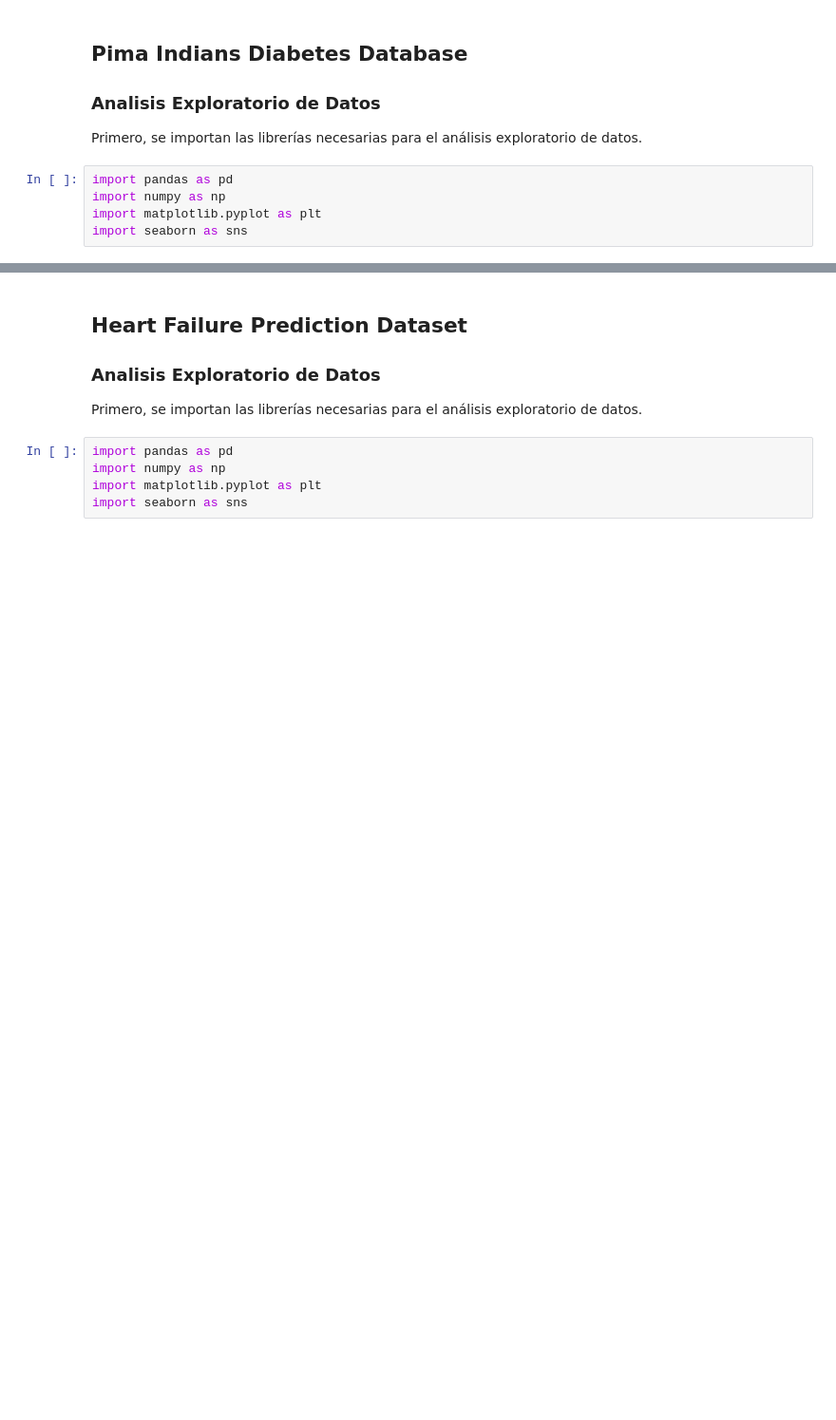
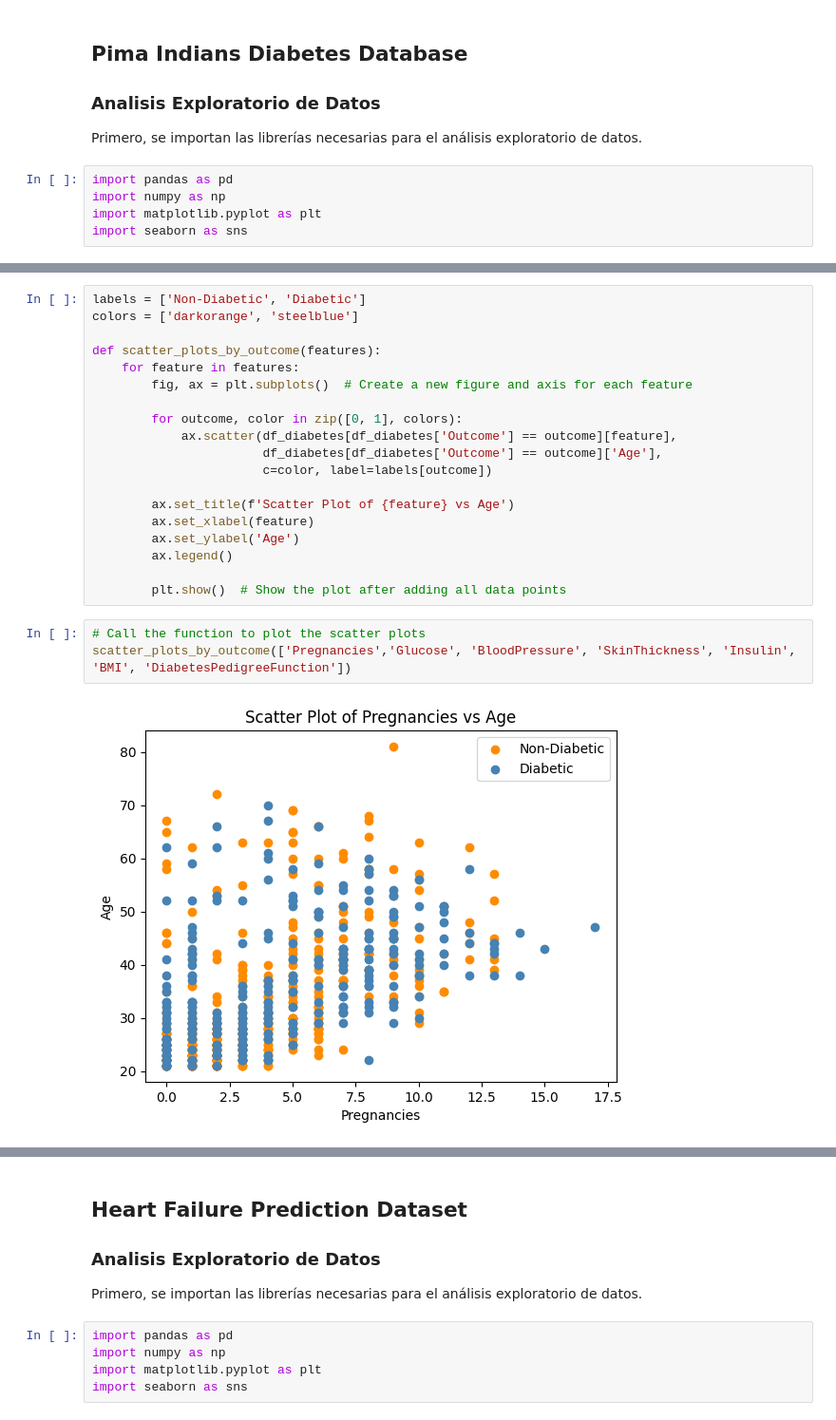
Before and after one commit to TheCsarbeat/proyecto1-IA, a Jupyter notebook: p1.ipynb, the cells around one changed output, grey strips where cells are left out. Shown: that part at 95% size. Cells and saved outputs as stored; diff of their text form; blank space fills up the shorter version.

```diff
--- a/p1.ipynb
+++ b/p1.ipynb
@@ -63,0 +147,24 @@ Outcome                   0.238356  1.000000
+# %%
+labels = ['Non-Diabetic', 'Diabetic']
+colors = ['darkorange', 'steelblue']
+
+def scatter_plots_by_outcome(features):
+    for feature in features:
+        fig, ax = plt.subplots()  # Create a new figure and axis for each feature
+
+        for outcome, color in zip([0, 1], colors):
+            ax.scatter(df_diabetes[df_diabetes['Outcome'] == outcome][feature],
+                       df_diabetes[df_diabetes['Outcome'] == outcome]['Age'],
+                       c=color, label=labels[outcome])
+
+        ax.set_title(f'Scatter Plot of {feature} vs Age')
+        ax.set_xlabel(feature)
+        ax.set_ylabel('Age')
+        ax.legend()
+
+        plt.show()  # Show the plot after adding all data points
+# %%
+# Call the function to plot the scatter plots
+scatter_plots_by_outcome(['Pregnancies','Glucose', 'BloodPressure', 'SkinThickness', 'Insulin', 'BMI', 'DiabetesPedigreeFunction'])
+# %% [output]
+[figure, added]
```
Also changed, not shown: parts of 10 cells of this notebook.
